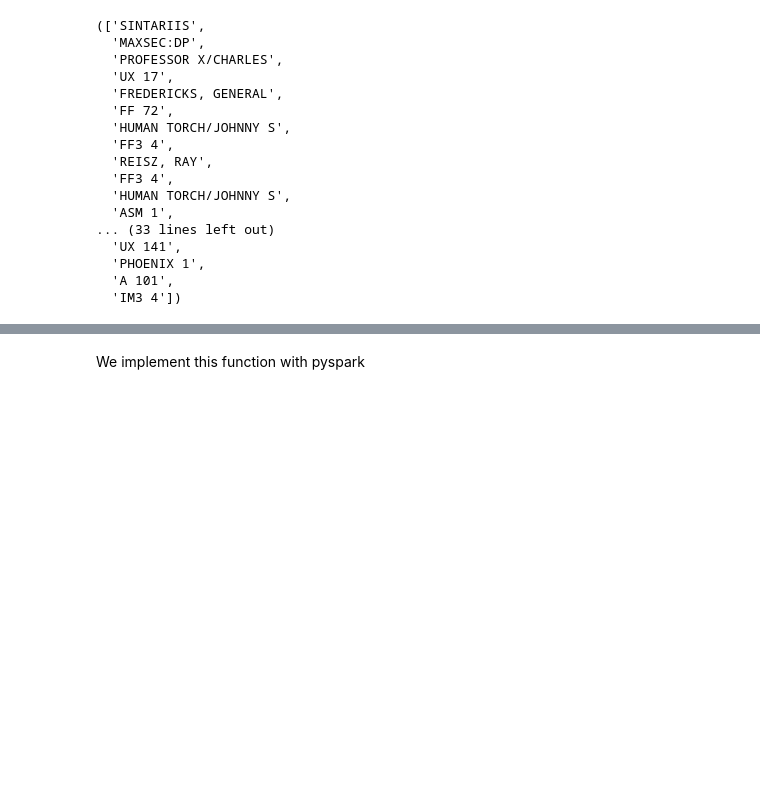
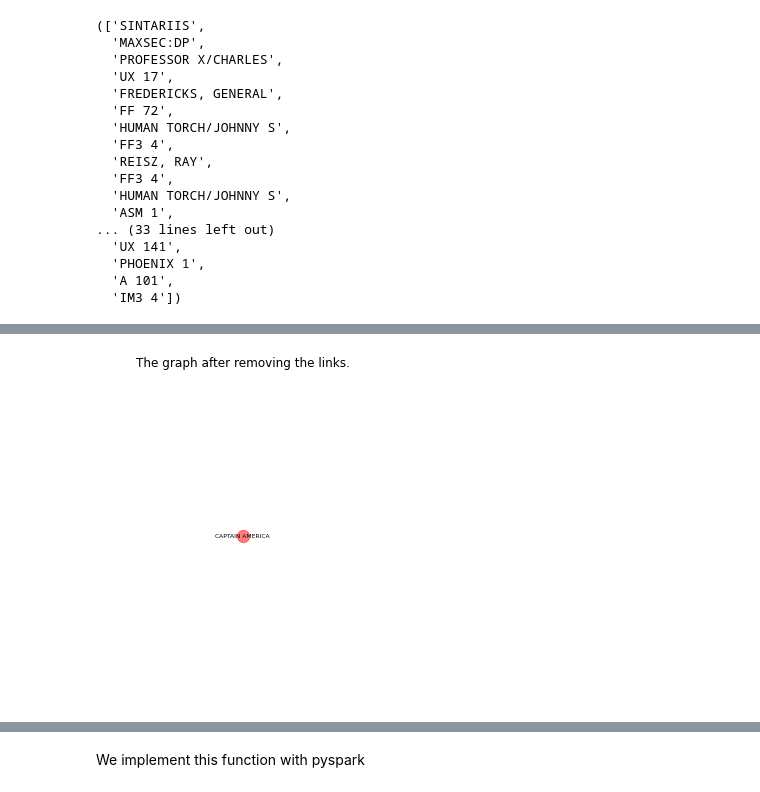
Before and after one commit to nicolagrieco00/ADM-HW5, a Jupyter notebook: main.ipynb, the cells around one changed output, grey strips where cells are left out. Saved outputs shown, nothing was run; the diff lists cells and outputs as text; code cells hidden in the pictures; blank space fills up the shorter version.

```diff
--- a/main.ipynb
+++ b/main.ipynb
@@ -909,0 +1333,13 @@ functionality_3(G2, h_1, h_n, h)
+# %%
+# Create a list of node colors
+node_color_list = ['b' if node in nodes_a else 'r' if node in nodes_b else 'k' for node in g_b.nodes()]
+pos = nx.spring_layout(g_b)
+plt.figure(figsize=(5, 6))
+nx.draw_networkx_edges(g_b, pos, alpha=0.5, width=2, edge_color="k")
+nx.draw_networkx_nodes(g_b, pos, alpha=0.5, node_color=node_color_list, node_size=150)
+nx.draw_networkx_labels(g_b, pos, font_size=6)
+plt.axis("off")
+plt.title("The graph after removing the links.")
+plt.show()
+# %% [output]
+[figure, added]
```
Also changed, not shown: parts of 89 cells of this notebook.
